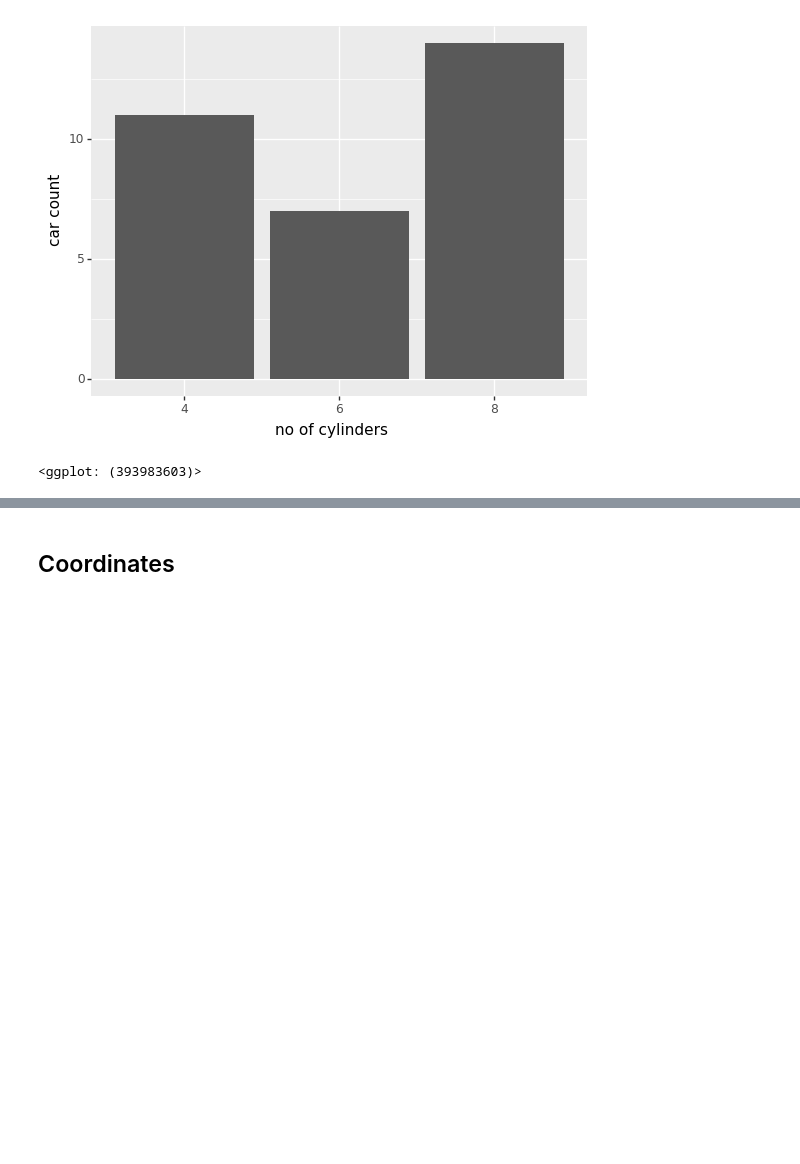
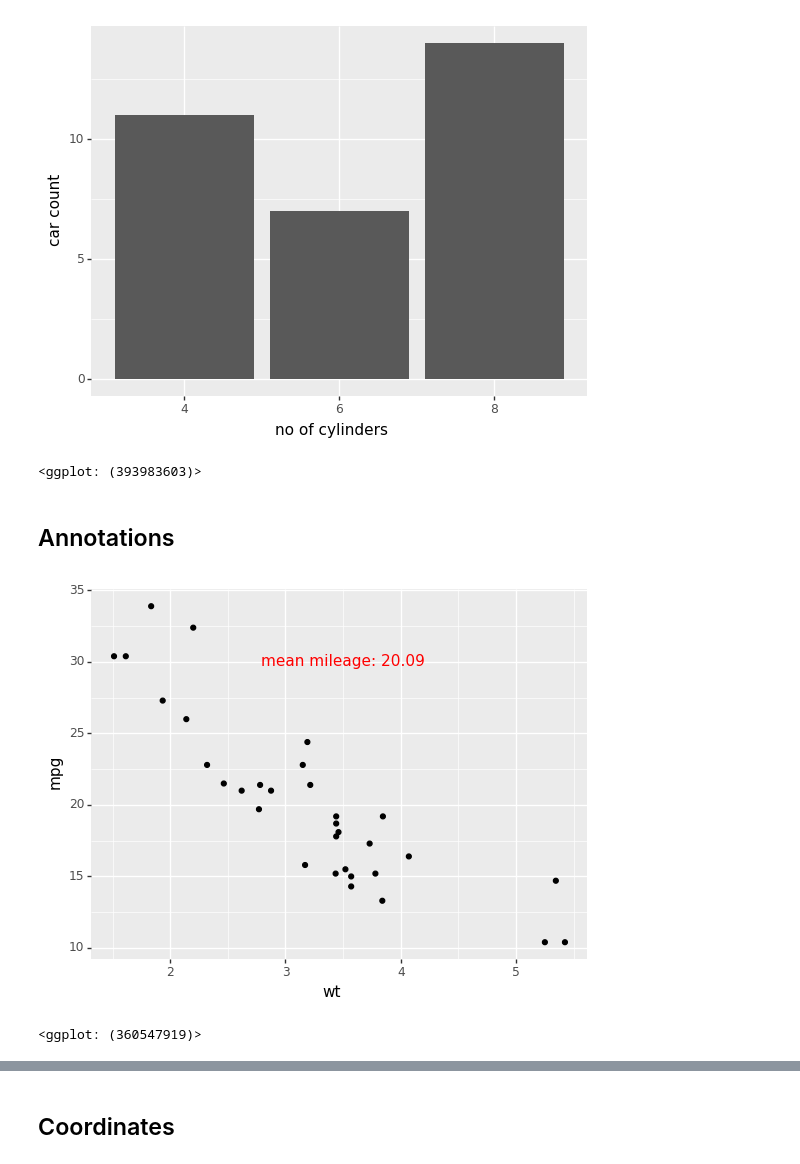
Before and after one commit to adroit-ds/plotnine, a Jupyter notebook: plotnine-notebook.ipynb, the cells around one changed output, grey strips where cells are left out. Cells and saved outputs as stored; diff of their text form; code cells hidden in the pictures; blank space fills up the shorter version.

Commit message:
added annotation and texts in the plot

```diff
--- a/plotnine-notebook.ipynb
+++ b/plotnine-notebook.ipynb
@@ -145,3 +149,14 @@ cars_cnt_by_cyl = mtcars.groupby('cyl').agg(count = ('name', 'count')).reset_ind
 # %% [output]
 [figure]
 <ggplot: (393983603)>
+# %% [markdown]
+## Annotations
+# %%
+mean = round(mtcars['mpg'].mean(), 2)
+(ggplot(mtcars, aes(x="wt", y="mpg"))
+ + geom_point()
+ + annotate("text", x=3.5, y=30, label=f'mean mileage: {mean}', color='red')
+)
+# %% [output]
+[figure, added]
+<ggplot: (360547919)>
```
Also changed, not shown: parts of 2 cells of this notebook.
